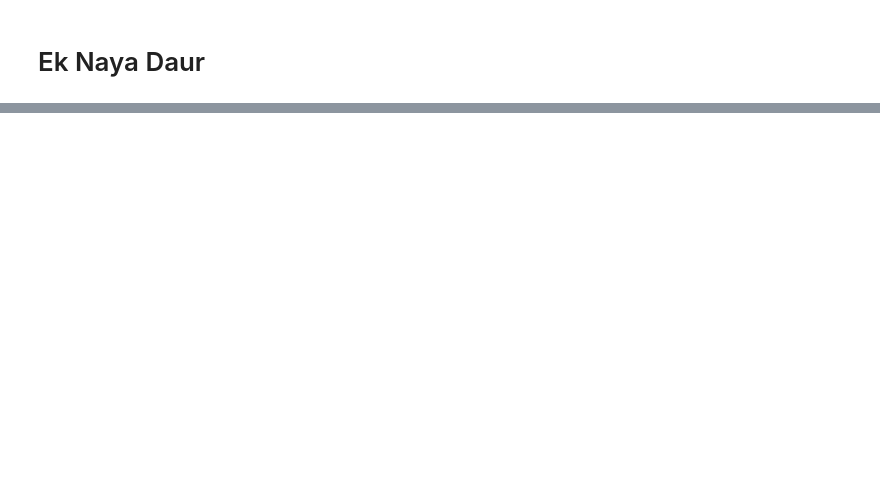
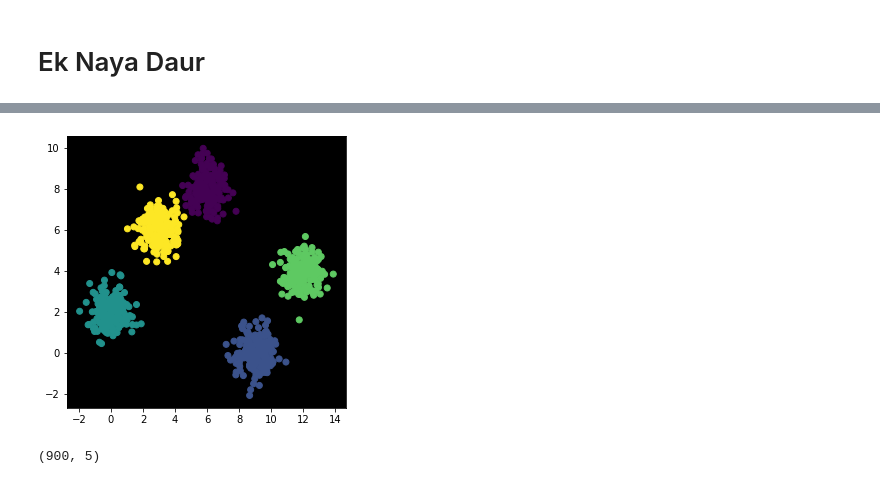
Before and after one commit to Harshpatel44/Softmax-classifier-Network, a Jupyter notebook: softmax-classifier.ipynb, the cells around one changed output, grey strips where cells are left out. Saved outputs shown, nothing was run; the diff lists cells and outputs as text; code cells hidden in the pictures; blank space fills up the shorter version.

```diff
--- a/softmax-classifier.ipynb
+++ b/softmax-classifier.ipynb
@@ -56,0 +103,62 @@ print(train_y[0])
+# %%
+from numpy.random import default_rng
+rng = default_rng()
+np.random.seed(0)
+# %%
+class data_set1:
+
+  def __init__(self):
+    self.cov1= [[0,0],[0,0]]  #covariance for class1
+    self.cov2=[[0,0],[0,0]]   #covariance for class2
+
+    # method to adjust noise
+  def noise(self,amt1,amt2=0):
+    n1=(3.5 - 0.4)*(amt1) + 0.4  #3.5 is max covariance and 0.4 is min covariance taken for noise
+    self.cov1=[[n1,0],[0,n1]]
+    if(amt2==0):
+      amt2=amt1
+    n2=(3.5 - 0.4)*(amt2) + 0.4
+    self.cov2=[[n2,0],[0,n2]]
+  #method to create data
+  def create(self,n=2,items=100,noise=0):
+    self.noise(noise,noise)
+    self.n= n
+
+    self.items= int(np.round(items/n))    # items per class =  all items / n
+    mx = rng.choice(int(self.n), size=self.n, replace=False)  # random x value of mean
+    my = rng.choice(int(self.n), size=self.n, replace=False)  # random y value of mean
+    for i in range(self.n):
+        if(i==0):
+          x1, y1 = np.random.multivariate_normal([mx[i]*3,my[i]*2], self.cov1, self.items).T  #class1
+          self.d1_data = np.array([x1,y1,np.zeros(x1.shape)+i])
+        else:
+          x2, y2 = np.random.multivariate_normal([mx[i]*3,my[i]*2], self.cov2, self.items).T  #class2
+          self.d1_data=np.append(self.d1_data,[x2,y2,np.zeros(x1.shape)+i],axis=1)
+    #appending both classes to 1 array and also adding another column of labels
+    self.d1_data=self.d1_data.T
+    return self.d1_data
+  def plot(self):
+    plt.figure(figsize=(5,5))
+    plt.scatter(self.d1_data[:,0],self.d1_data[:,1],c=self.d1_data[:,2])
+
+    ax = plt.gca()
+    ax.set_facecolor('xkcd:salmon')
+    ax.set_facecolor((0, 0, 0))
+    #plt.axis([-6,6,-6,6])
+    plt.show()
+
+obj1=data_set1()
+X=obj1.create(5,1000,0.00)   #class,items,noise
+np.random.shuffle(X)
+obj1.plot()
+train=X[:,:-1]
+train_y=X[:,-1]
+train,train_y,test,test_y=train_test_split(X,90,10)
+train_y=train_y.reshape(train_y.shape[0],1)
+test_y=test_y.reshape(test_y.shape[0],1)
+train_y=one_hot_encoding(train_y,5)
+test_y=one_hot_encoding(test_y,5)
+print(train_y.shape)
+# %% [output]
+[figure, added]
+(900, 5)
```
Also changed, not shown: parts of 15 cells of this notebook.
